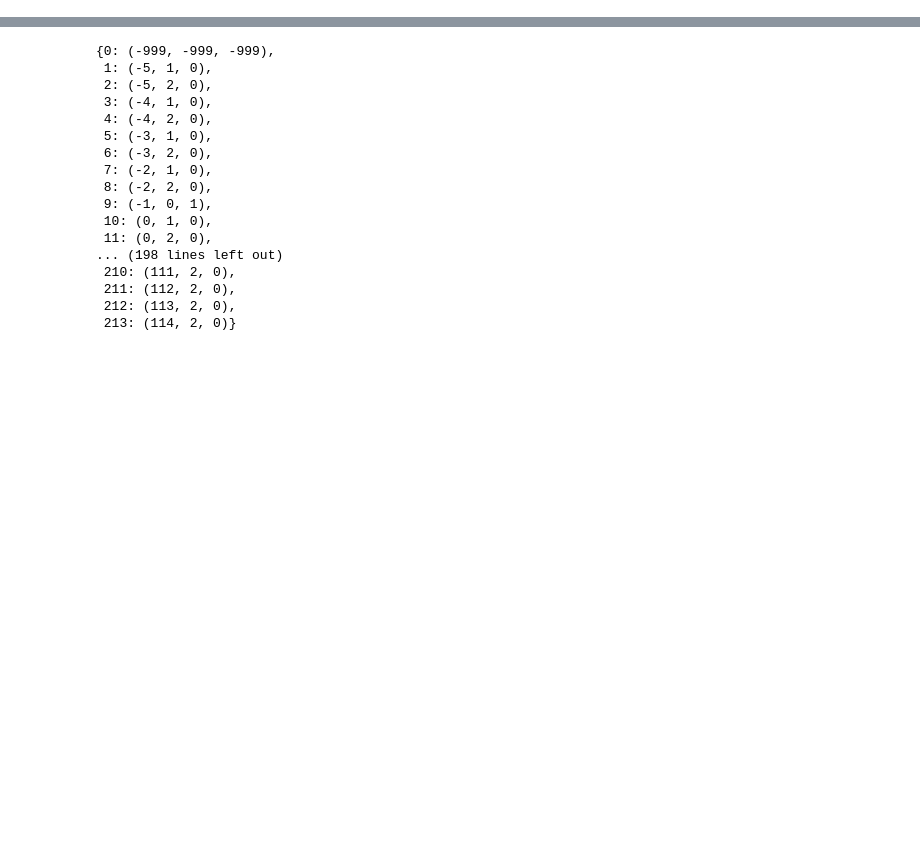
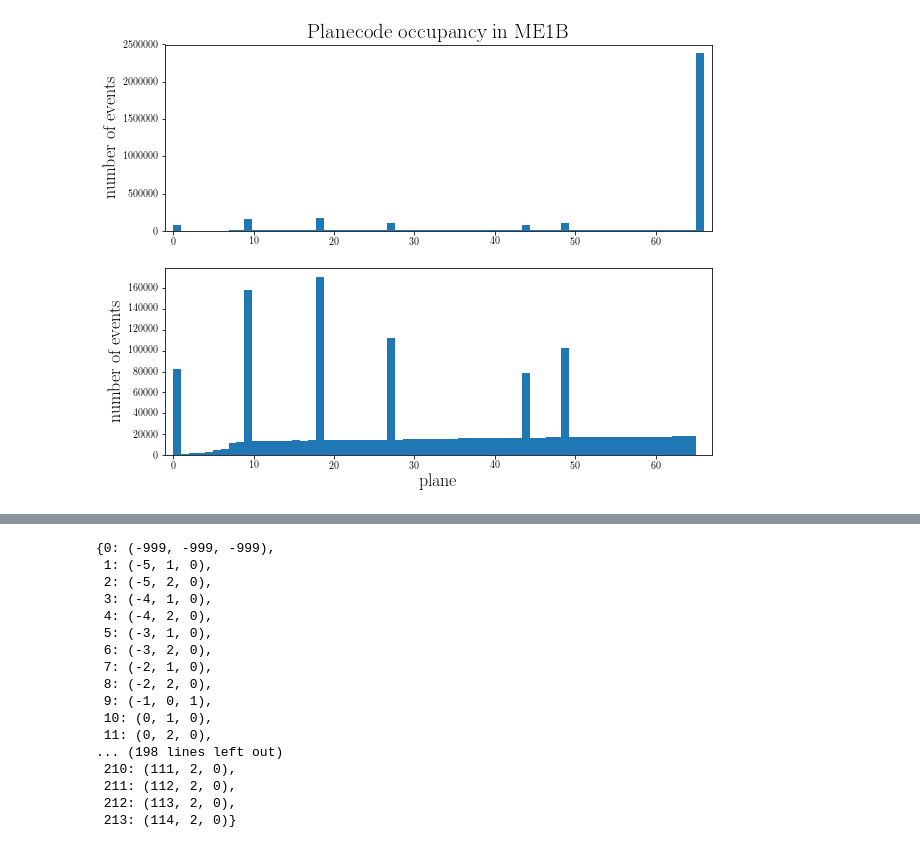
Before and after one commit to faizaakbar/ANNMINERvA, a Jupyter notebook: visualize_planecode_occupancy_stats.ipynb, the cells around one changed output, grey strips where cells are left out. Cells and saved outputs as stored; diff of their text form; code cells hidden in the pictures; blank space fills up the shorter version.

```diff
--- a/visualize_planecode_occupancy_stats.ipynb
+++ b/visualize_planecode_occupancy_stats.ipynb
@@ -71,0 +78,22 @@ _, _, _ = plt.hist(f['planecodes'], bins=214, range=(0, 214))
+# %%
+plt.rc('text', usetex=True)
+plt.rc('font', family='serif')
+# %%
+fig = plt.figure(figsize=(8, 6))
+fig.subplots_adjust(bottom=0.025, left=0.025, top=0.975, right=0.975)
+
+ax1 = plt.subplot(2, 1, 1)
+_, _, _ = plt.hist(f['planecodes'], bins=67, range=(0, 66))
+plt.xlim(-1, 67)
+plt.title('Planecode occupancy in ME1B', fontsize=21)
+plt.ylabel('number of events', fontsize=18)
+
+ax2 = plt.subplot(2, 1, 2)
+_, _, _ = plt.hist(f['planecodes'], bins=66, range=(0, 65))
+plt.xlim(-1, 67)
+plt.xlabel('plane', fontsize=18)
+plt.ylabel('number of events', fontsize=18)
+
+fig.savefig('planecode_occupancy_me1Bmc.pdf', bbox_inches='tight')
+# %% [output]
+[figure, added]
```
Also changed, not shown: parts of 16 cells of this notebook.
